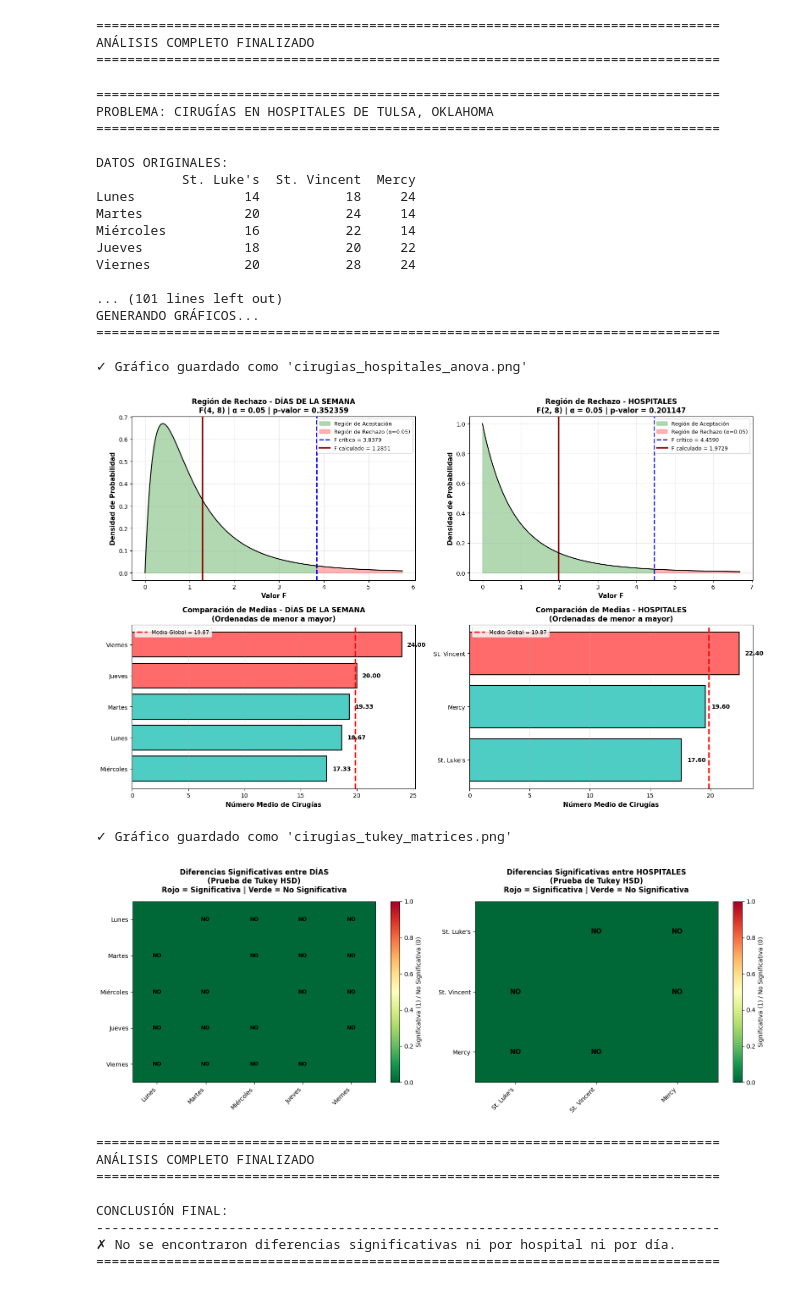
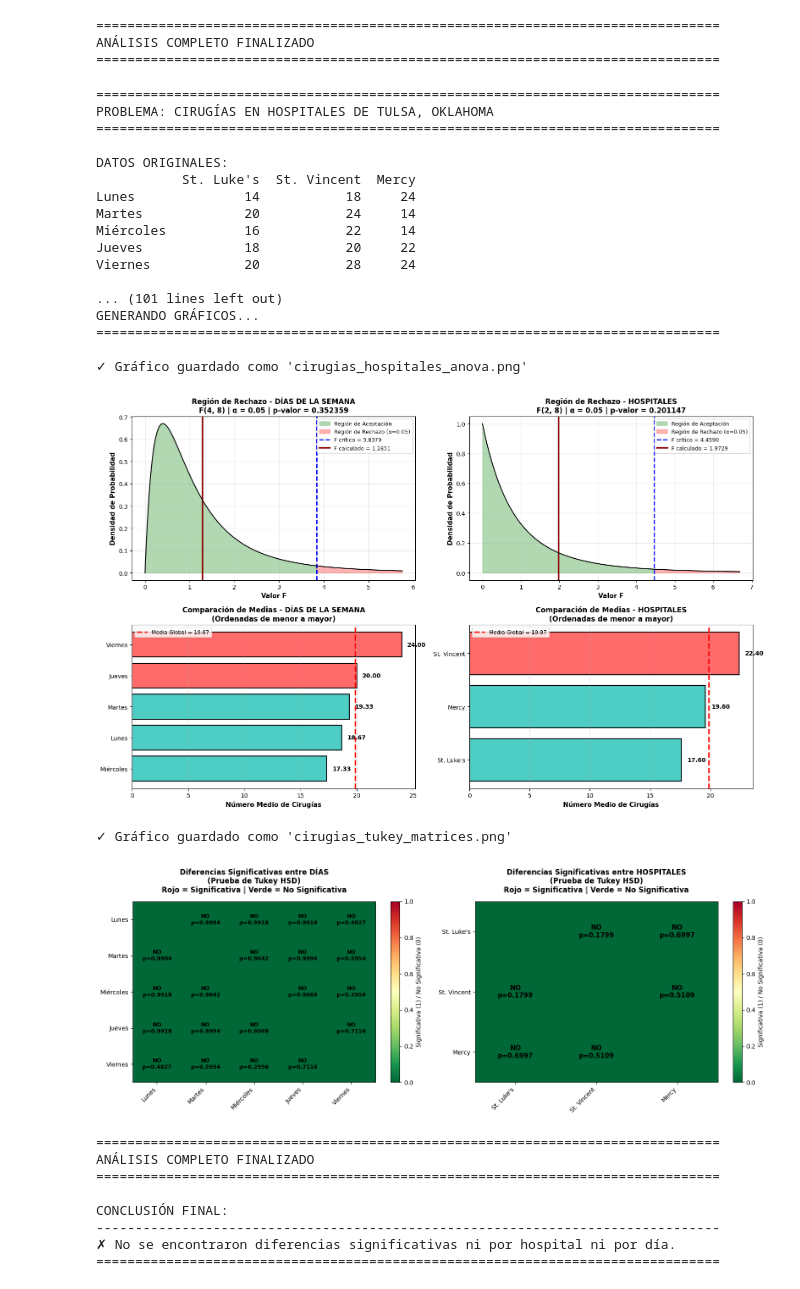
Before and after one commit to anfalear/notasestinferencial, a Jupyter notebook: ANOVA_Clase.ipynb, the cells around one changed output. Saved outputs shown, nothing was run; the diff lists cells and outputs as text; code cells hidden in the pictures.

```diff
--- a/ANOVA_Clase.ipynb
+++ b/ANOVA_Clase.ipynb
@@ -549,6 +549,9 @@ from itertools import combinations
 plt.rcParams['figure.figsize'] = (16, 10)
 plt.rcParams['font.size'] = 10
 
+# ============================================================================
+# DATOS DEL PROBLEMA
+# ============================================================================
 # Datos del problema - Hospitales de Tulsa, Oklahoma
 dias = ['Lunes', 'Martes', 'Miércoles', 'Jueves', 'Viernes']
 hospitales = ["St. Luke's", "St. Vincent", "Mercy"]
@@ -571,7 +574,10 @@ print("\nDATOS ORIGINALES:")
 print(df)
 print("\n" + "="*80 + "\n")
 
-# Preparar datos para ANOVA
+# ============================================================================
+# CÁLCULOS PRELIMINARES
+# ============================================================================
+
 n_dias = len(dias)
 n_hospitales = len(hospitales)
 n_total = n_dias * n_hospitales
@@ -590,7 +596,9 @@ for i, hosp in enumerate(hospitales):
     print(f"  {hosp:.<15} {medias_hospitales[i]:>8.4f} cirugías")
 print("\n" + "="*80 + "\n")
 
-# ANOVA de dos vías sin interacción
+# ============================================================================
+# ANOVA DE DOS VÍAS SIN INTERACCIÓN
+# ============================================================================
 
 # Suma de cuadrados total (SCT)
 SCT = np.sum((datos - media_global)**2)
@@ -627,7 +635,9 @@ p_hospitales = 1 - stats.f.cdf(F_hospitales, gl_hospitales, gl_error)
 F_crit_dias = stats.f.ppf(0.95, gl_dias, gl_error)
 F_crit_hospitales = stats.f.ppf(0.95, gl_hospitales, gl_error)
 
-# Crear tabla ANOVA
+# ============================================================================
+# TABLA ANOVA
+# ============================================================================
 print("TABLA ANOVA DE DOS VÍAS")
 print("="*100)
 print(f"{'Fuente de Variación':<20} {'SC':>12} {'gl':>6} {'CM':>12} {'F':>12} {'Valor-p':>12} {'F crítico':>12}")
@@ -638,7 +648,9 @@ print(f"{'Error':<20} {SCE:>12.4f} {gl_error:>6} {CME:>12.4f}")
 print(f"{'Total':<20} {SCT:>12.4f} {gl_total:>6}")
 print("="*100)
 
-# Interpretación de resultados
+# ============================================================================
+# INTERPRETACIÓN ANOVA
+# ============================================================================
 alpha = 0.05
 print(f"\nINTERPRETACIÓN (α = {alpha}):")
 print("-" * 80)
@@ -673,7 +685,9 @@ print("\n" + "="*80)
 print("PRUEBA DE TUKEY (HSD) - COMPARACIONES MÚLTIPLES")
 print("="*80)
 
-# Para DÍAS DE LA SEMANA
+# --------------------------------------------------------------------------
+# COMPARACIONES PARA DÍAS DE LA SEMANA
+# --------------------------------------------------------------------------
 print("\n" + "-"*80)
 print("COMPARACIONES ENTRE DÍAS DE LA SEMANA:")
 print("-"*80)
@@ -704,7 +718,9 @@ for i, j in combinations(range(n_dias), 2):
     })
     print(f"{dias[i]:<12} {dias[j]:<12} {medias_dias[i]:>10.4f} {medias_dias[j]:>10.4f} {diff:>12.4f} {abs_diff:>10.4f} {es_sig:>15}")
 
-# Para HOSPITALES
+# --------------------------------------------------------------------------
+# COMPARACIONES PARA HOSPITALES
+# --------------------------------------------------------------------------
 print("\n" + "-"*80)
 print("COMPARACIONES ENTRE HOSPITALES:")
 print("-"*80)
@@ -736,11 +752,11 @@ for i, j in combinations(range(n_hospitales), 2):
     print(f"{hospitales[i]:<15} {hospitales[j]:<15} {medias_hospitales[i]:>10.4f} {medias_hospitales[j]:>10.4f} {diff:>12.4f} {abs_diff:>10.4f} {es_sig:>15}")
 
 # ============================================================================
-# RESPUESTA A LA PREGUNTA DEL PROBLEMA
+# RESPUESTA A LAS PREGUNTAS DEL PROBLEMA
 # ============================================================================
 
 print("\n" + "="*80)
-print("RESPUESTA A LA PREGUNTA DEL PROBLEMA:")
+print("RESPUESTA A LAS PREGUNTAS DEL PROBLEMA:")
 print("="*80)
 print("\n¿Puede concluir que hay una diferencia entre los números medios de cirugías")
 print("realizadas por cada hospital o por día de la semana?")
@@ -905,9 +921,11 @@ ax5.set_title('Diferencias Significativas entre DÍAS\n(Prueba de Tukey HSD)\nRo
 for i in range(n_dias):
     for j in range(n_dias):
         if i != j:
+            q_ij  = abs(medias_dias[i] - medias_dias[j]) / np.sqrt(CME / n_hospitales)
+            p_ij  = stats.studentized_range.sf(q_ij, n_dias, gl_error)
             text_val = 'SÍ' if diff_matrix_dias[i, j] == 1 else 'NO'
             color = 'white' if diff_matrix_dias[i, j] == 1 else 'black'
-            ax5.text(j, i, text_val, ha='center', va='center',
+            ax5.text(j, i, f"{text_val}\np={p_ij:.4f}", ha='center', va='center',
                     color=color, fontweight='bold', fontsize=9)
 
 plt.colorbar(im1, ax=ax5, label='Significativa (1) / No Significativa (0)')
@@ -931,9 +949,11 @@ ax6.set_title('Diferencias Significativas entre HOSPITALES\n(Prueba de Tukey HSD
 for i in range(n_hospitales):
     for j in range(n_hospitales):
         if i != j:
+            q_ij  = abs(medias_hospitales[i] - medias_hospitales[j]) / np.sqrt(CME / n_dias)
+            p_ij  = stats.studentized_range.sf(q_ij, n_hospitales, gl_error)
             text_val = 'SÍ' if diff_matrix_hosp[i, j] == 1 else 'NO'
             color = 'white' if diff_matrix_hosp[i, j] == 1 else 'black'
-            ax6.text(j, i, text_val, ha='center', va='center',
+            ax6.text(j, i, f"{text_val}\np={p_ij:.4f}", ha='center', va='center',
                     color=color, fontweight='bold', fontsize=11)
 
 plt.colorbar(im2, ax=ax6, label='Significativa (1) / No Significativa (0)')
@@ -952,34 +972,34 @@ if p_hospitales < alpha or p_dias < alpha:
     print("✓ Se encontraron diferencias significativas en el número de cirugías.")
     if p_hospitales < alpha and p_dias < alpha:
         print("  Tanto los hospitales como los días de la semana muestran diferencias.")
     elif p_hospitales < alpha:
         print("  Las diferencias se deben a los hospitales, no a los días.")
     else:
         print("  Las diferencias se deben a los días de la semana, no a los hospitales.")
 else:
     print("✗ No se encontraron diferencias significativas ni por hospital ni por día.")
 print("="*80)
 # %% [output]
 ================================================================================
 PROBLEMA: CIRUGÍAS EN HOSPITALES DE TULSA, OKLAHOMA
 ================================================================================
 
 DATOS ORIGINALES:
            St. Luke's  St. Vincent  Mercy
 Lunes              14           18     24
 Martes             20           24     14
 Miércoles          16           22     14
 Jueves             18           20     22
 Viernes            20           28     24
 
 ... (101 lines left out)
 GENERANDO GRÁFICOS...
 ================================================================================
 
 ✓ Gráfico guardado como 'cirugias_hospitales_anova.png'
 [figure]
 ✓ Gráfico guardado como 'cirugias_tukey_matrices.png'
-[figure, old version]
+[figure, new version]
 ================================================================================
 ANÁLISIS COMPLETO FINALIZADO
 ================================================================================
```
Also changed, not shown: parts of 4 cells of this notebook.
